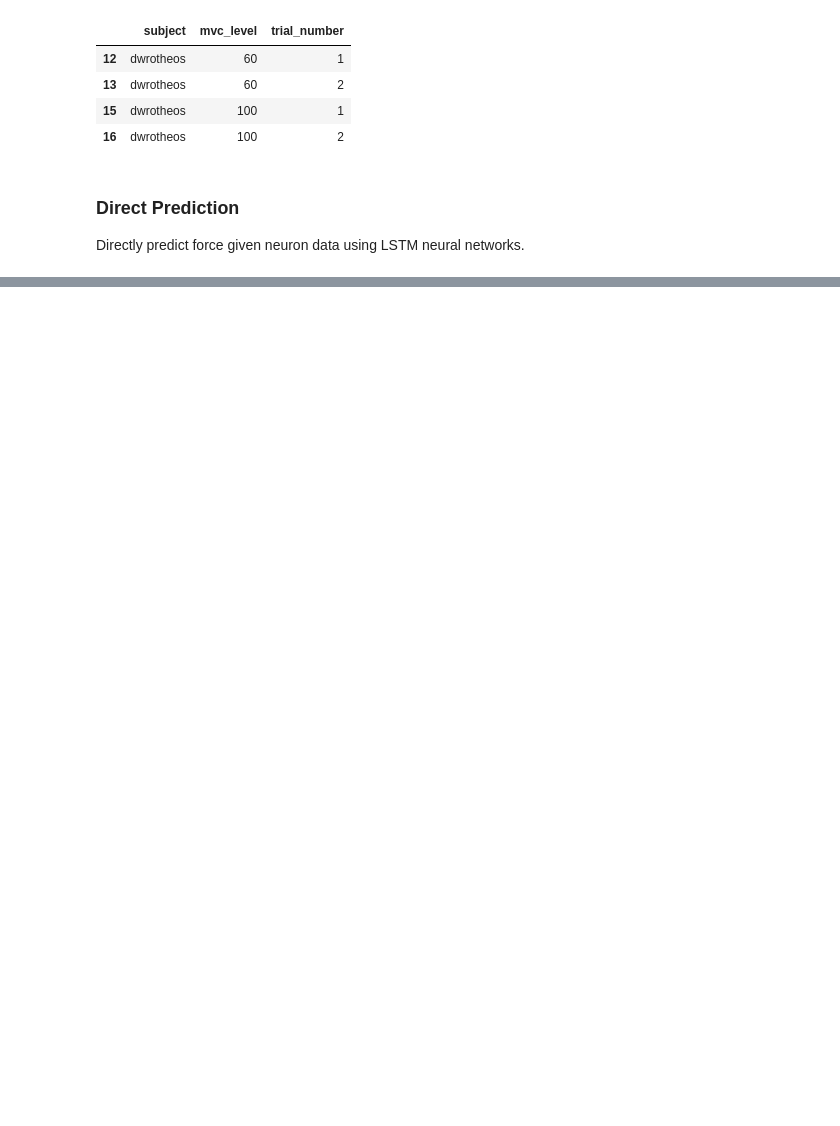
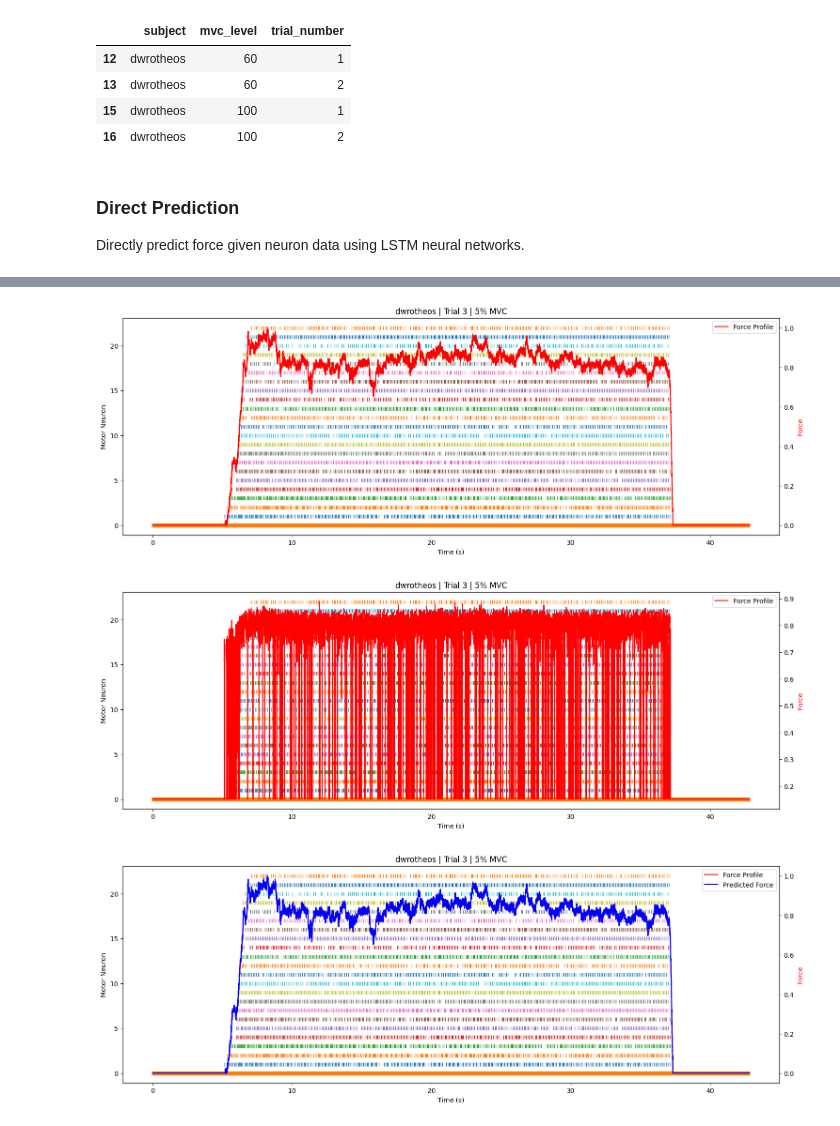
Before and after one commit to paul-bokelman/force-prediction, a Jupyter notebook: main.ipynb, the cells around one changed output, grey strips where cells are left out. Cells and saved outputs as stored; diff of their text form; code cells hidden in the pictures; blank space fills up the shorter version.

Commit message:
DPM Evaluation (#24) changes: - moved normalization to sanitization - prediction & visualization functions

```diff
--- a/main.ipynb
+++ b/main.ipynb
@@ -163,0 +128,4 @@ visualize_trial(df, subject='dwrotheos', mvc_level=5, trial_number=3)
+# %%
+trial = df[(df['subject'] == 'dwrotheos') & (df['mvc_level'] == 5) & (df['trial_number'] == 3)].iloc[0]
+print(dpm.data.X.test.shape)
+predicted_force = dpm.predict(neuron_data=trial['neuron_data'], mvc=trial['mvc_level'])
@@ -163,0 +135,9 @@ visualize_trial(df, subject='dwrotheos', mvc_level=5, trial_number=3)
+# %%
+
+visualize_trial(df, subject='dwrotheos', mvc_level=5, trial_number=3)
+visualize_trial(df, subject='dwrotheos', mvc_level=5, trial_number=3, force_data=predicted_force)
+visualize_trial(df, subject='dwrotheos', mvc_level=5, trial_number=3, predicted_force=predicted_force)
+# %% [output]
+[figure, added]
+[figure, added]
+[figure, added]
```
Also changed, not shown: parts of 9 cells of this notebook, 5 other files.
